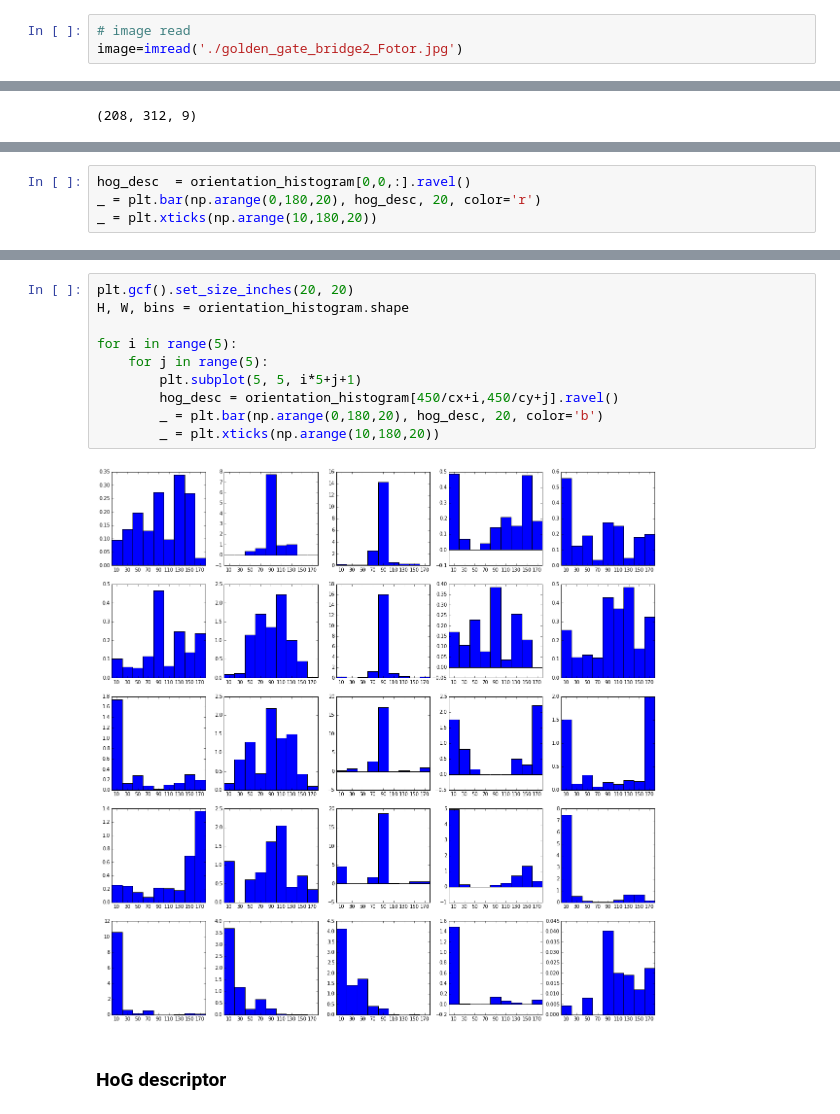
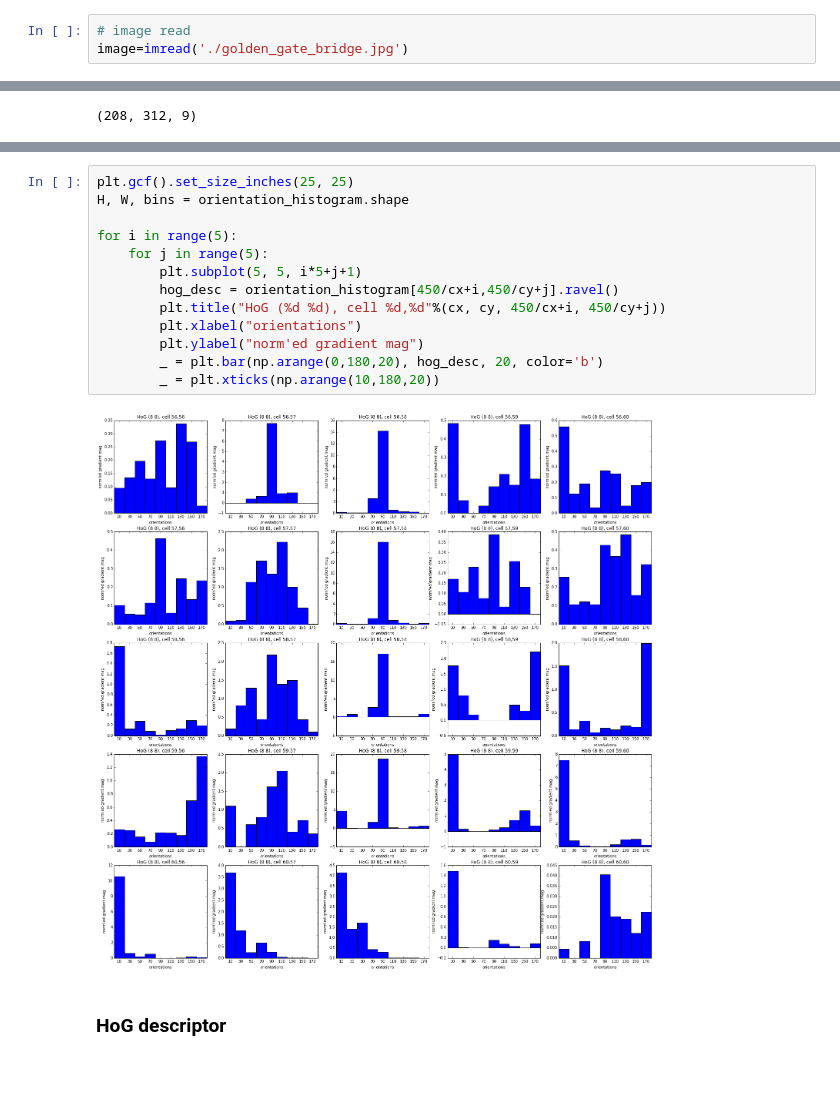
Before and after one commit to yrevar/blog, a Jupyter notebook: histogram_of_oriented_gradients/HoGVisualization.ipynb, the cells around one changed output, grey strips where cells are left out. Cells and saved outputs as stored; diff of their text form; blank space fills up the shorter version.

```diff
--- a/histogram_of_oriented_gradients/HoGVisualization.ipynb
+++ b/histogram_of_oriented_gradients/HoGVisualization.ipynb
@@ -33,7 +33,7 @@ def rgb2gray(rgb):
   return np.dot(rgb[...,:3], [0.299, 0.587, 0.144])
 # %%
 # image read
-image=imread('./golden_gate_bridge2_Fotor.jpg')
+image=imread('./golden_gate_bridge.jpg')
 # %% [markdown]
 ## 1. Let's display the original image
 # %%
@@ -306,4 +299,0 @@ orientation_histogram.shape
-# %%
-hog_desc  = orientation_histogram[0,0,:].ravel()
-_ = plt.bar(np.arange(0,180,20), hog_desc, 20, color='r')
-_ = plt.xticks(np.arange(10,180,20))
@@ -319,17 +306,20 @@ plt.imshow(sample_, cmap='gray')
 <matplotlib.image.AxesImage at 0x...>
 [figure]
 # %%
-plt.gcf().set_size_inches(20, 20)
+plt.gcf().set_size_inches(25, 25)
 H, W, bins = orientation_histogram.shape
 
 for i in range(5):
     for j in range(5):
         plt.subplot(5, 5, i*5+j+1)
         hog_desc = orientation_histogram[450/cx+i,450/cy+j].ravel()
+        plt.title("HoG (%d %d), cell %d,%d"%(cx, cy, 450/cx+i, 450/cy+j))
+        plt.xlabel("orientations")
+        plt.ylabel("norm'ed gradient mag")
         _ = plt.bar(np.arange(0,180,20), hog_desc, 20, color='b')
         _ = plt.xticks(np.arange(10,180,20))
 # %% [output]
-[figure, old version]
+[figure, new version]
 # %% [markdown]
 ### HoG descriptor
 # %%
```
Also changed, not shown: parts of 5 cells of this notebook, 1 other file.
